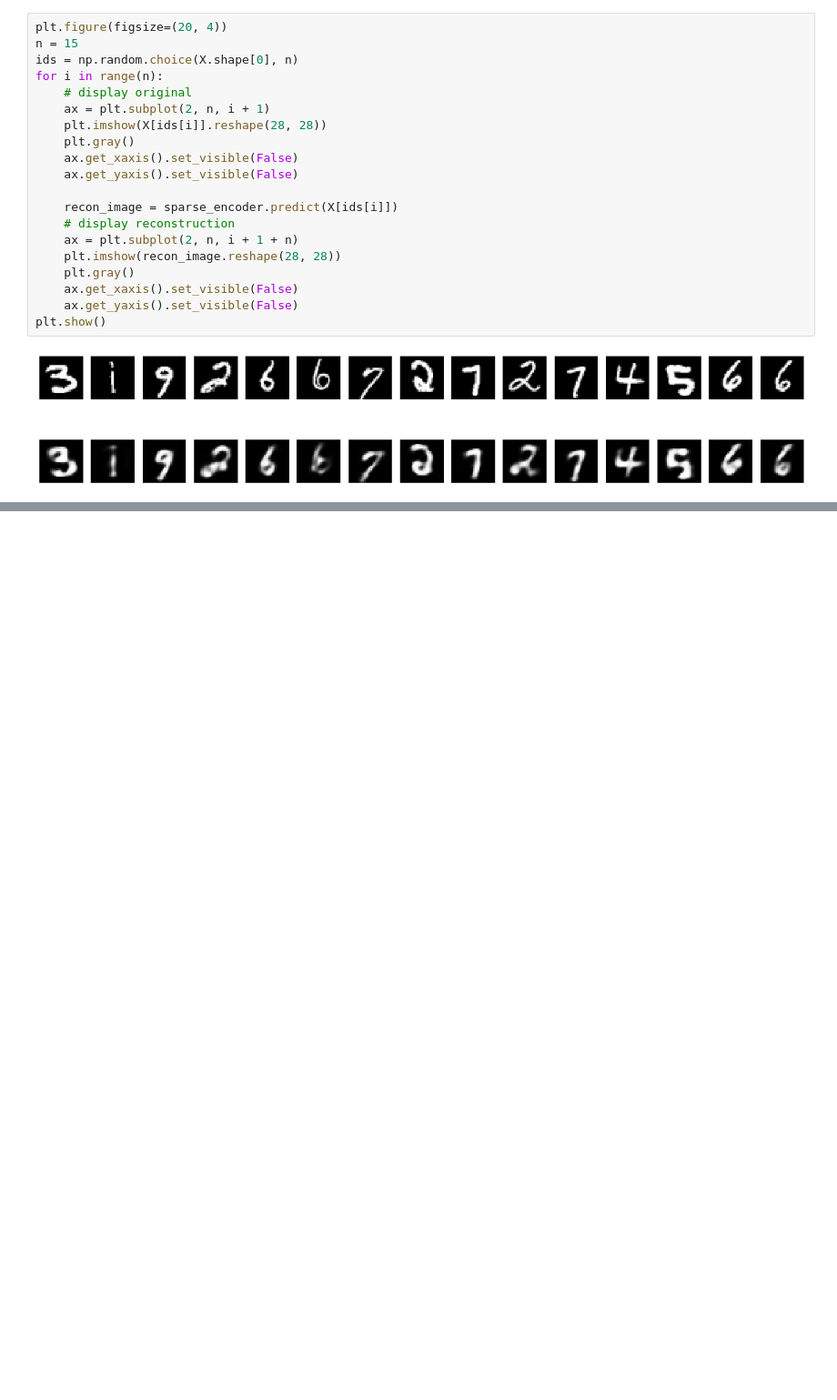
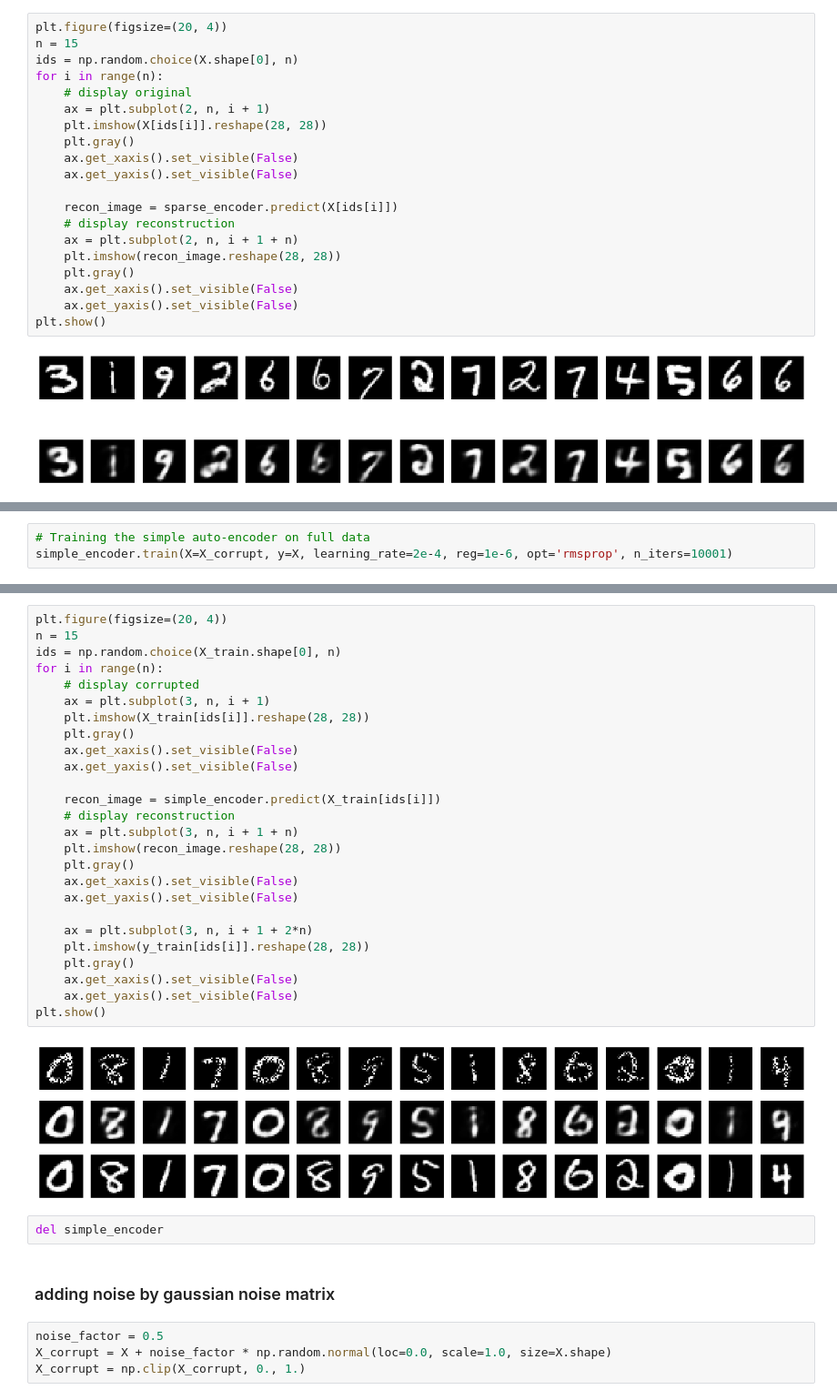
Before and after one commit to stimuli93/DeepLearning, a Jupyter notebook: AutoEncoder.ipynb, the cells around one changed output, grey strips where cells are left out. Shown at 91% size. Saved outputs shown, nothing was run; the diff lists cells and outputs as text; blank space fills up the shorter version.

```diff
--- a/AutoEncoder.ipynb
+++ b/AutoEncoder.ipynb
@@ -203,0 +271,3 @@ plt.show()
+# %%
+# Training the simple auto-encoder on full data
+simple_encoder.train(X=X_corrupt, y=X, learning_rate=2e-4, reg=1e-6, opt='rmsprop', n_iters=10001)
@@ -203,0 +292,36 @@ plt.show()
+# %%
+plt.figure(figsize=(20, 4))
+n = 15
+ids = np.random.choice(X_train.shape[0], n)
+for i in range(n):
+    # display corrupted
+    ax = plt.subplot(3, n, i + 1)
+    plt.imshow(X_train[ids[i]].reshape(28, 28))
+    plt.gray()
+    ax.get_xaxis().set_visible(False)
+    ax.get_yaxis().set_visible(False)
+
+    recon_image = simple_encoder.predict(X_train[ids[i]])
+    # display reconstruction
+    ax = plt.subplot(3, n, i + 1 + n)
+    plt.imshow(recon_image.reshape(28, 28))
+    plt.gray()
+    ax.get_xaxis().set_visible(False)
+    ax.get_yaxis().set_visible(False)
+
+    ax = plt.subplot(3, n, i + 1 + 2*n)
+    plt.imshow(y_train[ids[i]].reshape(28, 28))
+    plt.gray()
+    ax.get_xaxis().set_visible(False)
+    ax.get_yaxis().set_visible(False)
+plt.show()
+# %% [output]
+[figure, added]
+# %%
+del simple_encoder
+# %% [markdown]
+### adding noise by gaussian noise matrix
+# %%
+noise_factor = 0.5
+X_corrupt = X + noise_factor * np.random.normal(loc=0.0, scale=1.0, size=X.shape)
+X_corrupt = np.clip(X_corrupt, 0., 1.)
```
Also changed, not shown: parts of 21 cells of this notebook.
